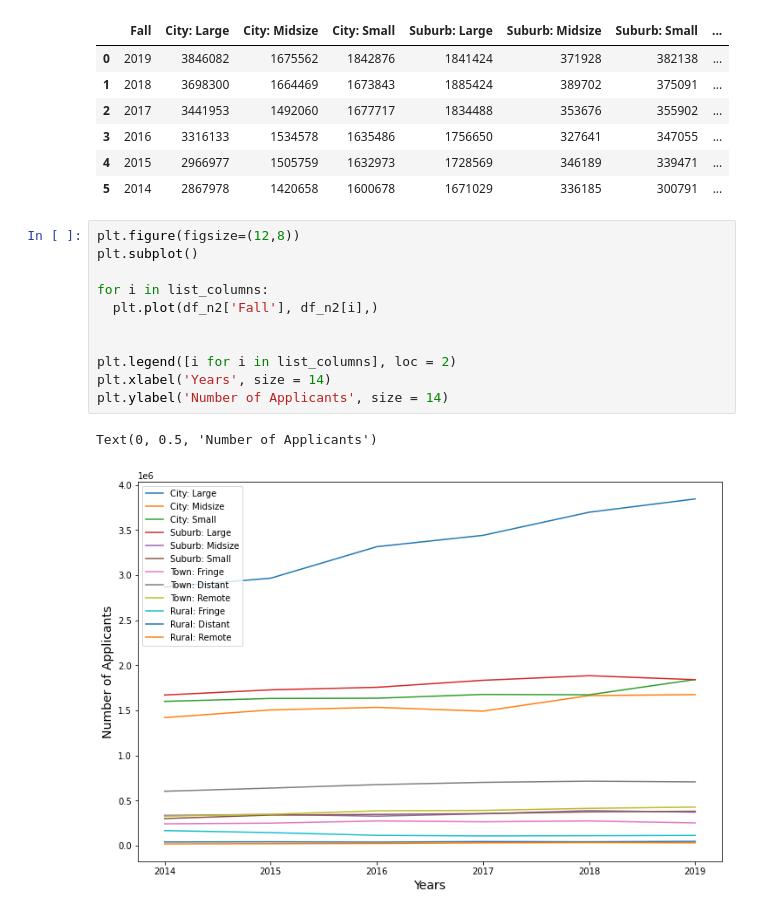
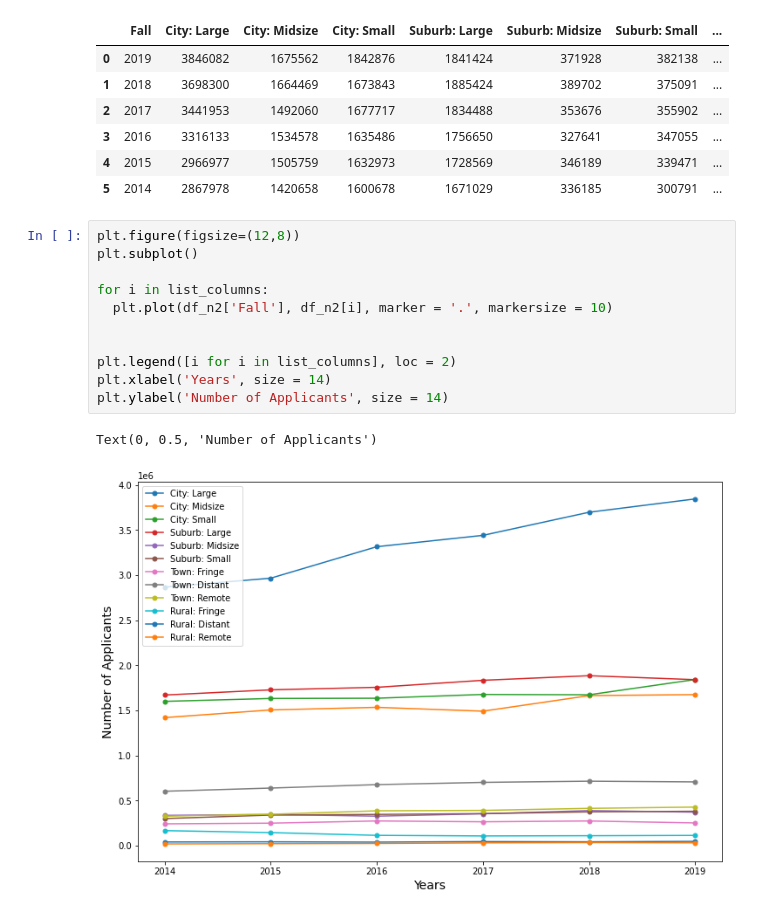
Before and after one commit to Vineet2107/HSO201_CourseProject, a Jupyter notebook: HSO_Arush.ipynb, the cells around one changed output. Saved outputs shown, nothing was run; the diff lists cells and outputs as text.

```diff
--- a/HSO_Arush.ipynb
+++ b/HSO_Arush.ipynb
@@ -339,14 +335,14 @@ df_n2
 # %%
 plt.figure(figsize=(12,8))
 plt.subplot()
 
 for i in list_columns:
-  plt.plot(df_n2['Fall'], df_n2[i],)
+  plt.plot(df_n2['Fall'], df_n2[i], marker = '.', markersize = 10)
 
 
 plt.legend([i for i in list_columns], loc = 2)
 plt.xlabel('Years', size = 14)
 plt.ylabel('Number of Applicants', size = 14)
 # %% [output]
 Text(0, 0.5, 'Number of Applicants')
-[figure, old version]
+[figure, new version]
```
Also changed, not shown: parts of 5 cells of this notebook.
